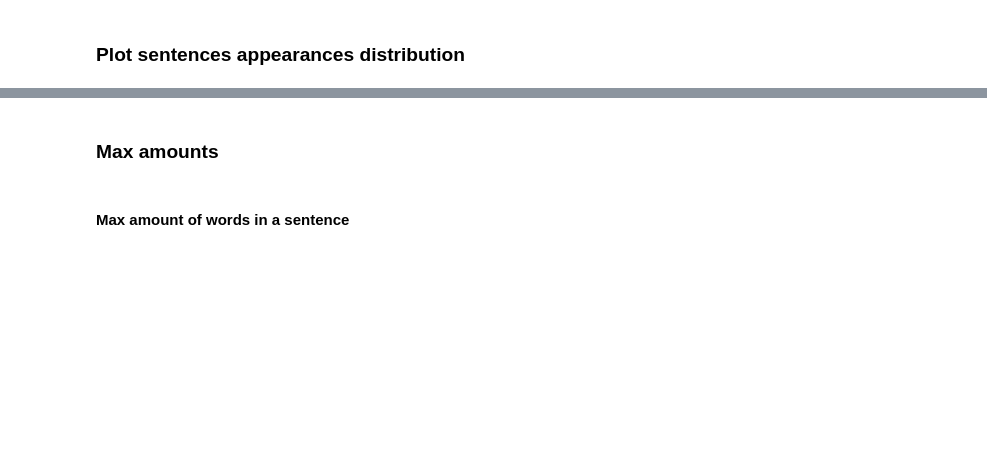
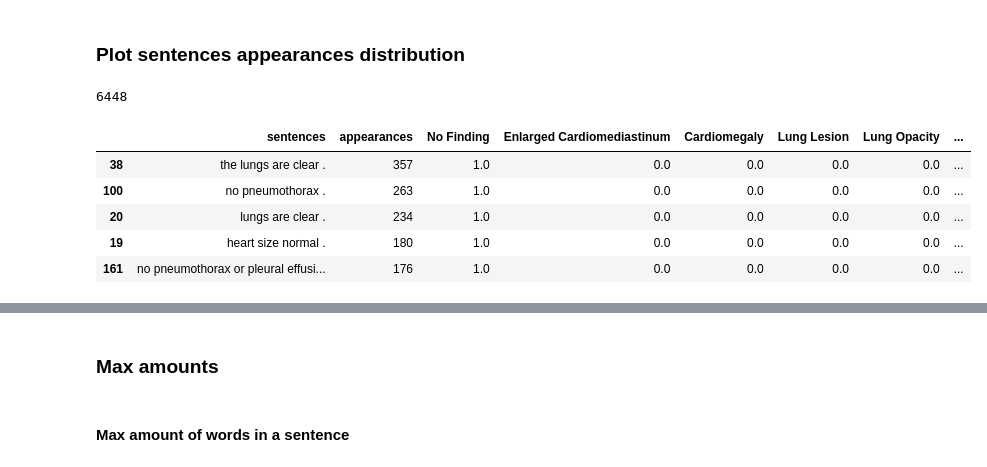
Before and after one commit to pdpino/medical-ai, a Jupyter notebook: medai/datasets/notebooks/iu_xray.ipynb, the cells around one changed output, grey strips where cells are left out. Saved outputs shown, nothing was run; the diff lists cells and outputs as text; code cells hidden in the pictures; blank space fills up the shorter version.

```diff
--- a/medai/datasets/notebooks/iu_xray.ipynb
+++ b/medai/datasets/notebooks/iu_xray.ipynb
@@ -740,0 +782,13 @@ values = [t[1] for t in l]
+# %%
+len(df_sentences)
+# %% [output]
+6448
+# %%
+df_sentences.sort_values('appearances', ascending=False).head()
+# %% [output]
+|  | sentences | appearances | No Finding | Enlarged Cardiomediastinum | Cardiomegaly | Lung Lesion | Lung Opacity | ... |
+| 38 | the lungs are clear . | 357 | 1.0 | 0.0 | 0.0 | 0.0 | 0.0 | ... |
+| 100 | no pneumothorax . | 263 | 1.0 | 0.0 | 0.0 | 0.0 | 0.0 | ... |
+| 20 | lungs are clear . | 234 | 1.0 | 0.0 | 0.0 | 0.0 | 0.0 | ... |
+| 19 | heart size normal . | 180 | 1.0 | 0.0 | 0.0 | 0.0 | 0.0 | ... |
+| 161 | no pneumothorax or pleural effusi... | 176 | 1.0 | 0.0 | 0.0 | 0.0 | 0.0 | ... |
```
Also changed, not shown: parts of 28 cells of this notebook, 12 other files.
